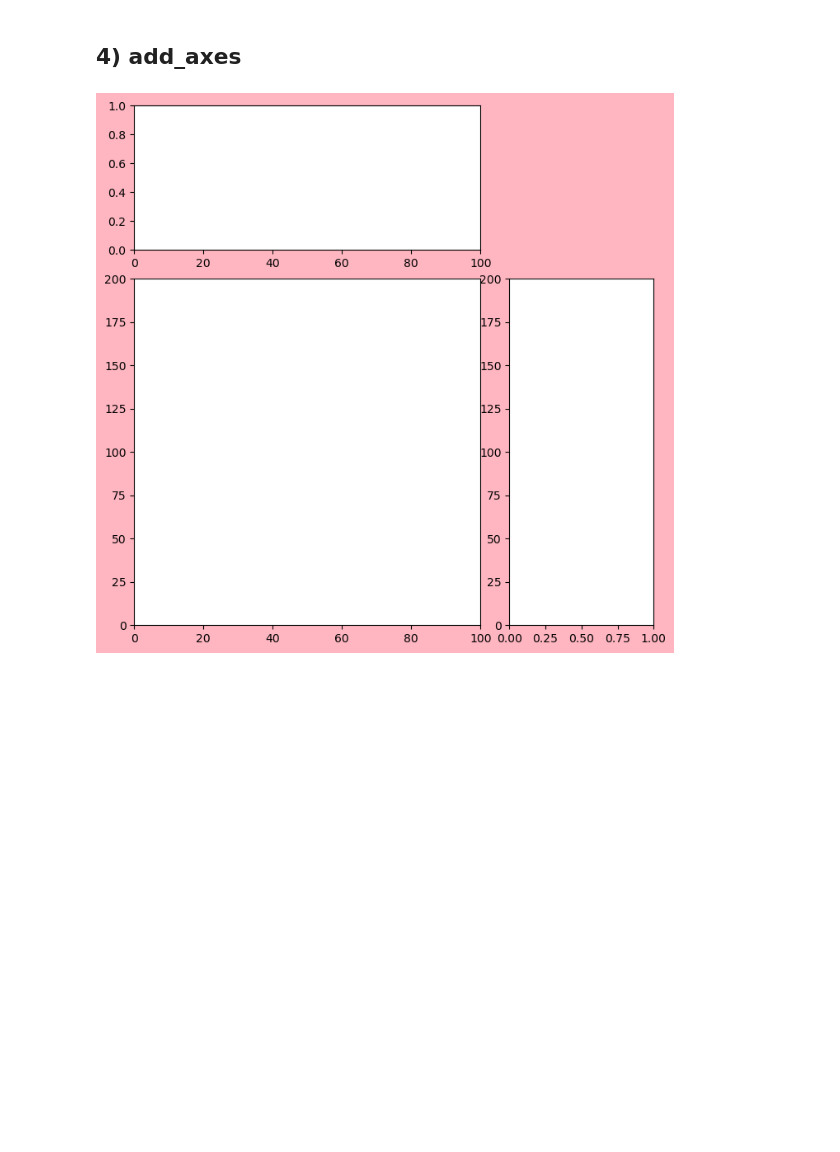
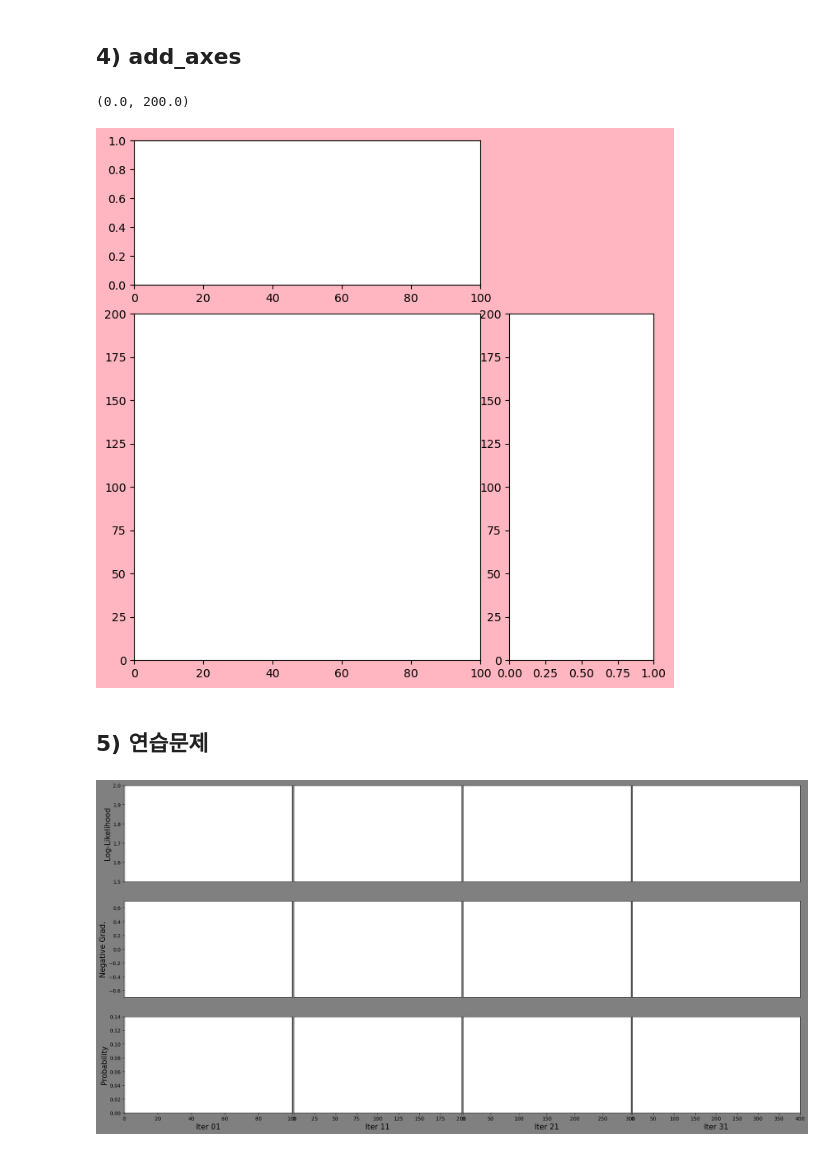
Before and after one commit to scarypillowz/Matplotlib, a Jupyter notebook: axis 공유.ipynb, the cells around one changed output. Cells and saved outputs as stored; diff of their text form; code cells hidden in the pictures; blank space fills up the shorter version.

Commit message:
기초(6-1) - axis sharing 연습문제

```diff
--- a/axis sharing.ipynb
+++ b/axis 공유.ipynb
@@ -169,7 +170,8 @@ ax3 = fig.add_axes(rect3, sharey=ax1)
 
 ax1.set_xlim([0, 100])
 ax1.set_ylim([0, 200])
-
-fig.tight_layout()
 # %% [output]
+(0.0, 200.0)
 [figure]
+# %% [markdown]
+## 5) 연습문제
@@ -175,0 +206,48 @@ fig.tight_layout()
+# %%
+fig = plt.figure(figsize=(20, 10), facecolor='gray')
+
+n_row, n_col = 3, 4
+axes = np.empty(shape=(0, n_col))
+xlabels = ['Iter 01', 'Iter 11', 'Iter 21', 'Iter 31']
+ylabels = ['Log-Likelihood', 'Negative Grad.', 'Probability']
+
+for r_idx in range(n_row):
+    axes_row = np.empty(shape=(0, ))
+    if r_idx == 0:
+        for c_idx in range(n_col):
+            if c_idx == 0:
+                ax = fig.add_subplot(n_row, n_col, n_col*r_idx + c_idx + 1)
+            else:
+                ax = fig.add_subplot(n_row, n_col, n_col*r_idx + c_idx + 1, sharey=axes_row[0])
+            axes_row = np.append(axes_row, ax)
+    else:
+        for c_idx in range(n_col):
+            if c_idx == 0:
+                ax = fig.add_subplot(n_row, n_col, n_col*r_idx + c_idx + 1, sharex=axes[0, c_idx])
+            else:
+                ax = fig.add_subplot(n_row, n_col, n_col*r_idx + c_idx + 1, sharex=axes[0, c_idx], sharey=axes_row[0])
+            axes_row = np.append(axes_row, ax)
+    axes = np.vstack([axes, axes_row])
+
+axes[0, 0].set_ylim([1.5, 2.0])
+axes[1, 0].set_ylim([-0.7, 0.7])
+axes[2, 0].set_ylim([0, 0.14])
+axes[0, 0].set_xlim([0, 100])
+axes[0, 1].set_xlim([0, 200])
+axes[0, 2].set_xlim([0, 300])
+axes[0, 3].set_xlim([0, 400])
+
+for ax_idx, ax in enumerate(axes.flat):
+    if ax_idx % n_col == 0:
+        ax.set_ylabel(ylabels[ax_idx // n_col], fontsize=15)
+    if ax_idx >= 2*n_col:
+        ax.set_xlabel(xlabels[ax_idx - 2*n_col], fontsize=15)
+    if ax_idx % n_col != 0:
+        ax.get_yaxis().set_visible(False)
+    if ax_idx <= n_col*2 - 1:
+        ax.get_xaxis().set_visible(False)
+
+fig.tight_layout()
+fig.subplots_adjust(hspace=0.2, wspace=0.01)
+# %% [output]
+[figure, added]
```
Also changed, not shown: parts of 2 cells of this notebook.
